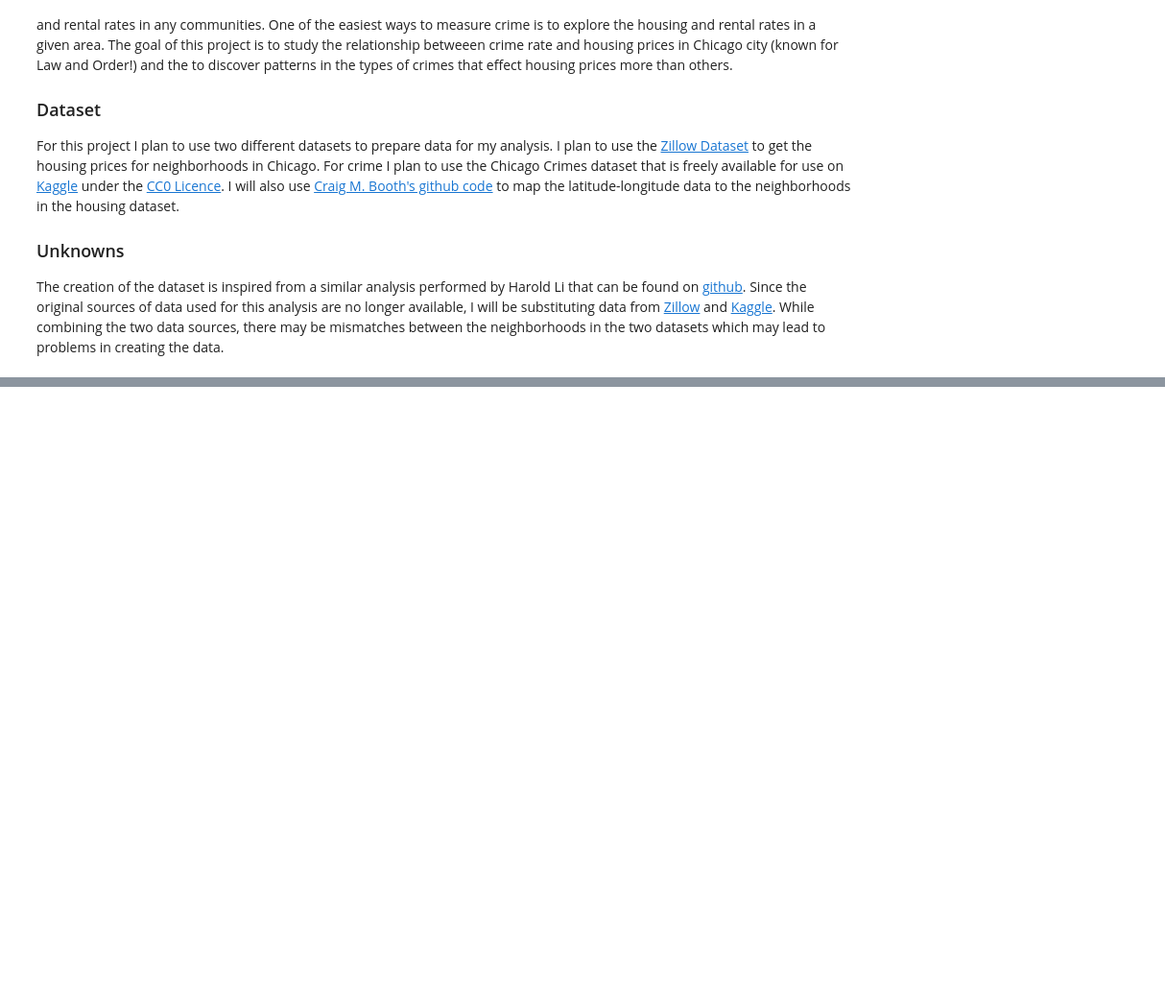
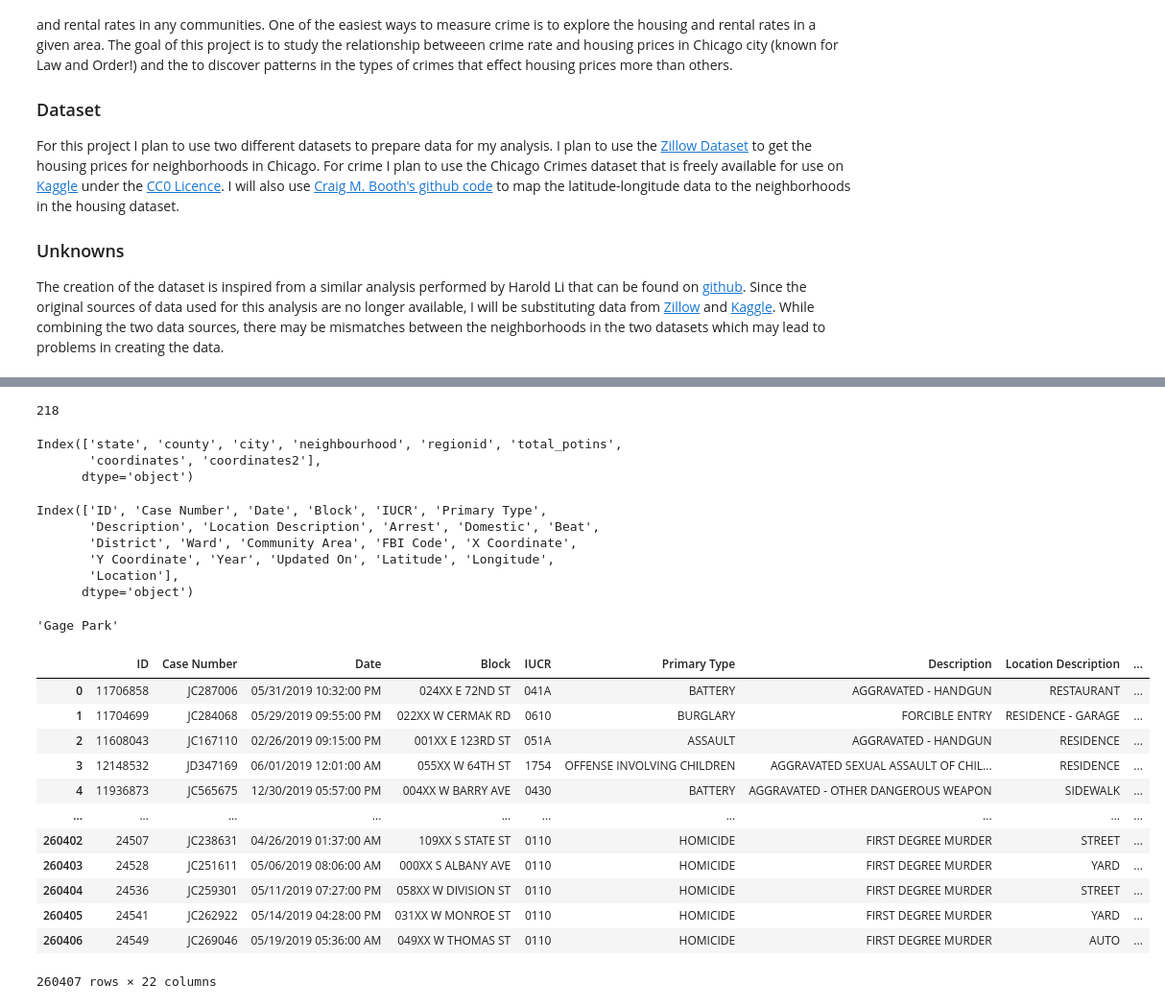
Before and after one commit to chavi-g/crime-rate-and-housing-price-analysis, a Jupyter notebook: final-project-report.ipynb, the cells around one changed output, grey strips where cells are left out. Shown at 96% size. Saved outputs shown, nothing was run; the diff lists cells and outputs as text; code cells hidden in the pictures; blank space fills up the shorter version.

Commit message:
Adding data files for project

```diff
--- a/final-project-report.ipynb
+++ b/final-project-report.ipynb
@@ -9,3 +9,8 @@ For this project I plan to use two different datasets to prepare data for my ana
 
 ### Unknowns
 The creation of the dataset is inspired from a similar analysis performed by Harold Li that can be found on [github](https://github.com/haroldmli/01-Chicago-Crime-Rates-and-Housing-Prices). Since the original sources of data used for this analysis are no longer available, I will be substituting data from [Zillow](https://www.zillow.com/research/data/) and [Kaggle](https://www.kaggle.com/chicago/chicago-crime). While combining the two data sources, there may be mismatches between the neighborhoods in the two datasets which may lead to problems in creating the data.
+# %%
+import pandas as pd
+import json
+
+crime_data = pd.read_csv('Chicago_Crimes_Dataset_2019.csv', sep=',', header=0)
@@ -11,0 +25,3 @@ The creation of the dataset is inspired from a similar analysis performed by Har
+# %%
+crime_data = crime_data[crime_data.Latitude.notnull()]
+crime_data.Date = pd.to_datetime(crime_data.Date)
@@ -11,0 +186,19 @@ The creation of the dataset is inspired from a similar analysis performed by Har
+# %%
+len(chicago_neighborhoods['coordinates'].apply(lambda x: [coord for coord in x.split(',')])[0])
+# %% [output]
+218
+# %%
+chicago_neighborhoods.columns
+# %% [output]
+Index(['state', 'county', 'city', 'neighbourhood', 'regionid', 'total_potins',
+       'coordinates', 'coordinates2'],
+      dtype='object')
+# %%
+crime_data.columns
+# %% [output]
+Index(['ID', 'Case Number', 'Date', 'Block', 'IUCR', 'Primary Type',
+       'Description', 'Location Description', 'Arrest', 'Domestic', 'Beat',
+       'District', 'Ward', 'Community Area', 'FBI Code', 'X Coordinate',
+       'Y Coordinate', 'Year', 'Updated On', 'Latitude', 'Longitude',
+       'Location'],
+      dtype='object')
@@ -11,0 +233,20 @@ The creation of the dataset is inspired from a similar analysis performed by Har
+# %%
+chicago_region_ids[[e for i,e in enumerate(chicago_hoods.keys()) if point_inside_polygon(-87.706665329, 41.800781216, chicago_hoods[e])][0]]
+# %% [output]
+'Gage Park'
+# %%
+crime_data
+# %% [output]
+|  | ID | Case Number | Date | Block | IUCR | Primary Type | Description | Location Description | ... |
+| 0 | 11706858 | JC287006 | 05/31/2019 10:32:00 PM | 024XX E 72ND ST | 041A | BATTERY | AGGRAVATED - HANDGUN | RESTAURANT | ... |
+| 1 | 11704699 | JC284068 | 05/29/2019 09:55:00 PM | 022XX W CERMAK RD | 0610 | BURGLARY | FORCIBLE ENTRY | RESIDENCE - GARAGE | ... |
+| 2 | 11608043 | JC167110 | 02/26/2019 09:15:00 PM | 001XX E 123RD ST | 051A | ASSAULT | AGGRAVATED - HANDGUN | RESIDENCE | ... |
+| 3 | 12148532 | JD347169 | 06/01/2019 12:01:00 AM | 055XX W 64TH ST | 1754 | OFFENSE INVOLVING CHILDREN | AGGRAVATED SEXUAL ASSAULT OF CHIL... | RESIDENCE | ... |
+| 4 | 11936873 | JC565675 | 12/30/2019 05:57:00 PM | 004XX W BARRY AVE | 0430 | BATTERY | AGGRAVATED - OTHER DANGEROUS WEAPON | SIDEWALK | ... |
+| ... | ... | ... | ... | ... | ... | ... | ... | ... | ... |
+| 260402 | 24507 | JC238631 | 04/26/2019 01:37:00 AM | 109XX S STATE ST | 0110 | HOMICIDE | FIRST DEGREE MURDER | STREET | ... |
+| 260403 | 24528 | JC251611 | 05/06/2019 08:06:00 AM | 000XX S ALBANY AVE | 0110 | HOMICIDE | FIRST DEGREE MURDER | YARD | ... |
+| 260404 | 24536 | JC259301 | 05/11/2019 07:27:00 PM | 058XX W DIVISION ST | 0110 | HOMICIDE | FIRST DEGREE MURDER | STREET | ... |
+| 260405 | 24541 | JC262922 | 05/14/2019 04:28:00 PM | 031XX W MONROE ST | 0110 | HOMICIDE | FIRST DEGREE MURDER | YARD | ... |
+| 260406 | 24549 | JC269046 | 05/19/2019 05:36:00 AM | 049XX W THOMAS ST | 0110 | HOMICIDE | FIRST DEGREE MURDER | AUTO | ... |
+260407 rows × 22 columns
```
Also changed, not shown: parts of 22 cells of this notebook, 4 other files.
